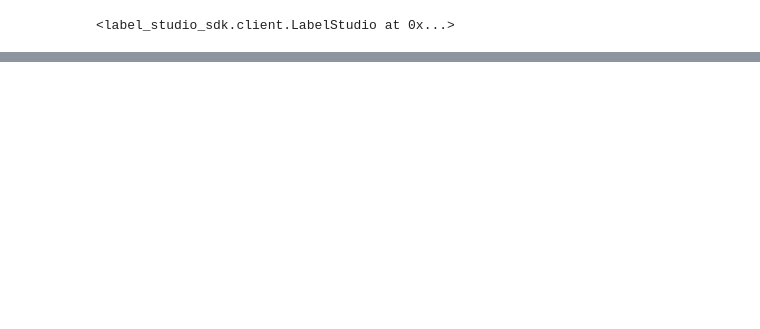
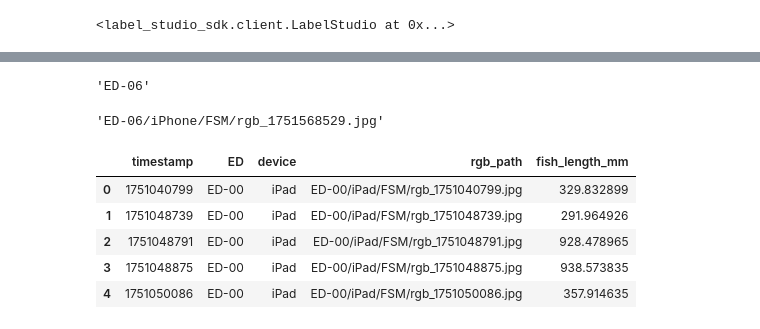
Before and after one commit to UCSD-E4E/fishsense-mobile-oceans-2025, a Jupyter notebook: scripts/01_process.ipynb, the cells around one changed output, grey strips where cells are left out. Cells and saved outputs as stored; diff of their text form; code cells hidden in the pictures; blank space fills up the shorter version.

```diff
--- a/scripts/01_process.ipynb
+++ b/scripts/01_process.ipynb
@@ -124,0 +168,20 @@ for task in label_studio.tasks.list(project=LABEL_STUDIO_PROJECT_ID):
+# %%
+parts[-4]
+# %% [output]
+'ED-06'
+# %%
+parts[-4] +"/" + parts[-3] + "/" + parts[-2] + "/" + parts[-1]
+# %% [output]
+'ED-06/iPhone/FSM/rgb_1751568529.jpg'
+# %%
+import pandas as pd
+fish_length_df = pd.DataFrame(fish_length_data)
+# %%
+fish_length_df.head()
+# %% [output]
+|  | timestamp | ED | device | rgb_path | fish_length_mm |
+| 0 | 1751040799 | ED-00 | iPad | ED-00/iPad/FSM/rgb_1751040799.jpg | 329.832899 |
+| 1 | 1751048739 | ED-00 | iPad | ED-00/iPad/FSM/rgb_1751048739.jpg | 291.964926 |
+| 2 | 1751048791 | ED-00 | iPad | ED-00/iPad/FSM/rgb_1751048791.jpg | 928.478965 |
+| 3 | 1751048875 | ED-00 | iPad | ED-00/iPad/FSM/rgb_1751048875.jpg | 938.573835 |
+| 4 | 1751050086 | ED-00 | iPad | ED-00/iPad/FSM/rgb_1751050086.jpg | 357.914635 |
```
Also changed, not shown: parts of 15 cells of this notebook, 3 other files.
